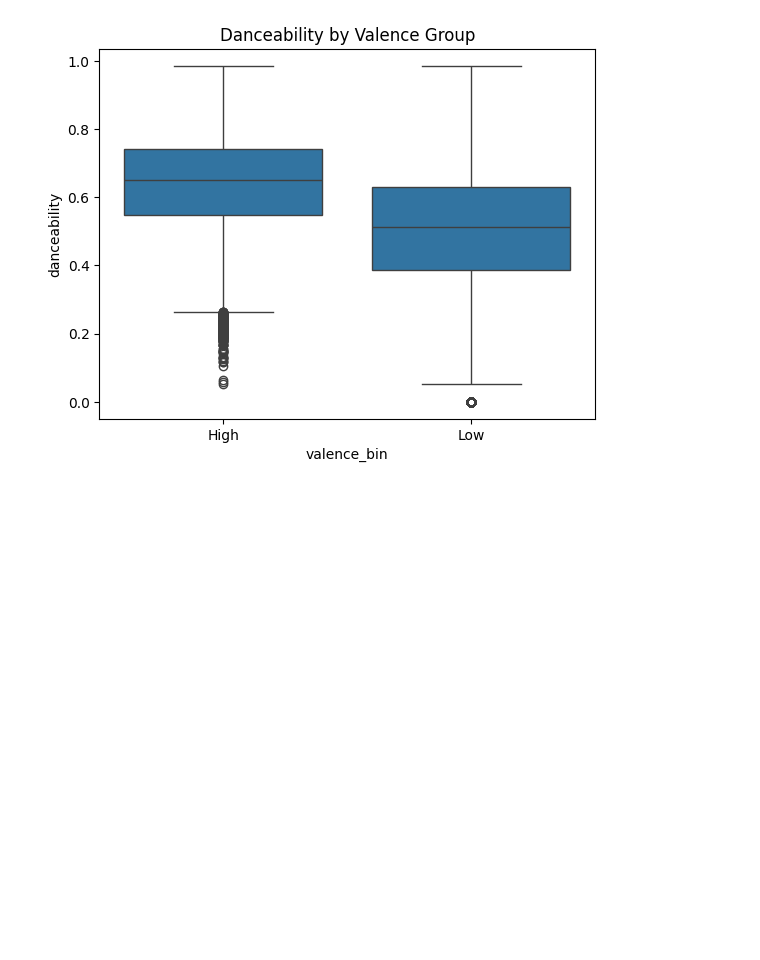
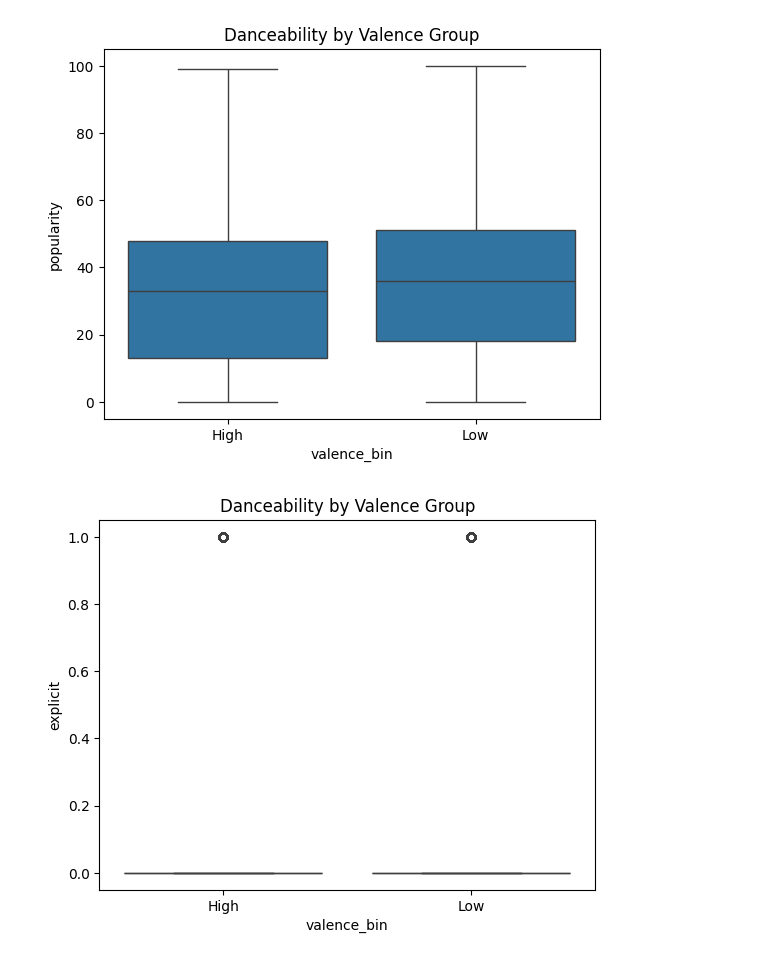
Before and after one commit to nfortes/music-happiness-predictor, a Jupyter notebook: EDA-music-happiness-predictor.ipynb, the cells around one changed output. Cells and saved outputs as stored; diff of their text form; code cells hidden in the pictures; blank space fills up the shorter version.

```diff
--- a/EDA-music-happiness-predictor.ipynb
+++ b/EDA-music-happiness-predictor.ipynb
@@ -103,0 +132,22 @@ plt.show()
+# %%
+# Check Outlier percentages of each feature
+def calculate_outlier_percentage(df, feature):
+    Q1 = df[feature].quantile(0.25)
+    Q3 = df[feature].quantile(0.75)
+    IQR = Q3 - Q1
+    lower_bound = Q1 - 1.5 * IQR
+    upper_bound = Q3 + 1.5 * IQR
+    outliers = df[(df[feature] < lower_bound) | (df[feature] > upper_bound)]
+    outlier_percentage = len(outliers) / len(df) * 100
+    return outlier_percentage
+
+outlier_percentages = {}
+
+for col in numeric_features + numeric_high_value_features:
+    percent = calculate_outlier_percentage(df, col)
+    outlier_percentages[col] = percent
+
+# Show nicely
+import pandas as pd
+outlier_df = pd.DataFrame(list(outlier_percentages.items()), columns=["Feature", "Outlier_Percentage"])
+print(outlier_df.sort_values(by="Outlier_Percentage", ascending=False))
@@ -104,7 +165,12 @@ plt.show()
 # %%
 df["valence_bin"] = df["valence"].apply(lambda x: "High" if x > 0.5 else "Low")
-sns.boxplot(x="valence_bin", y="danceability", data=df)
-plt.title("Danceability by Valence Group")
-plt.show()
+
+for col in df.select_dtypes(include=["float", "int"]).columns:
+    if col == "valence" or col == "duration_ms" or col == "valence_bin": continue
+
+    sns.boxplot(x="valence_bin", y=f"{col}", data=df)
+    plt.title("Danceability by Valence Group")
+    plt.show()
 # %% [output]
-[figure, old version]
+[figure, new version]
+[figure, added]
```
Also changed, not shown: parts of 9 cells of this notebook, 2 other files.
